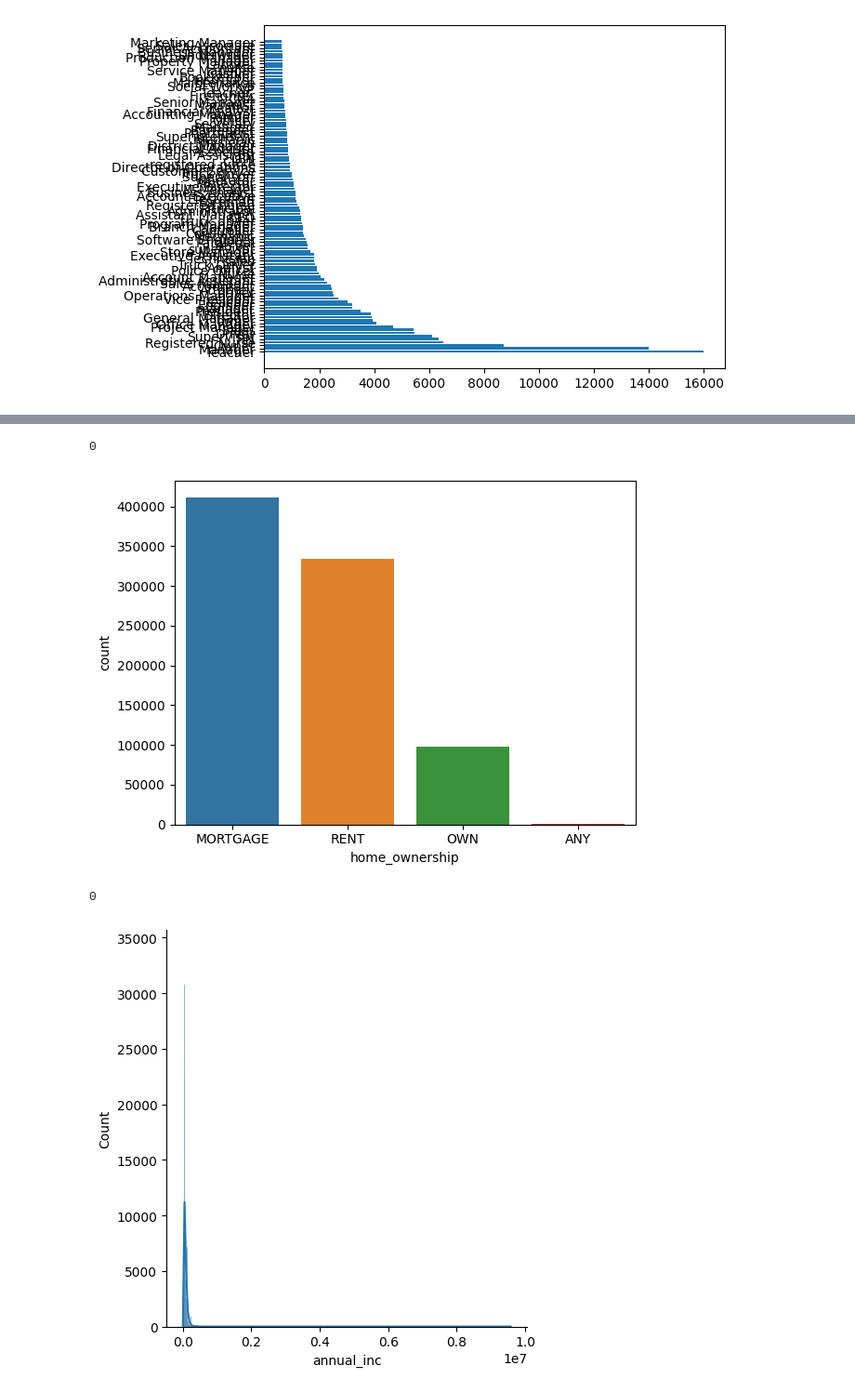
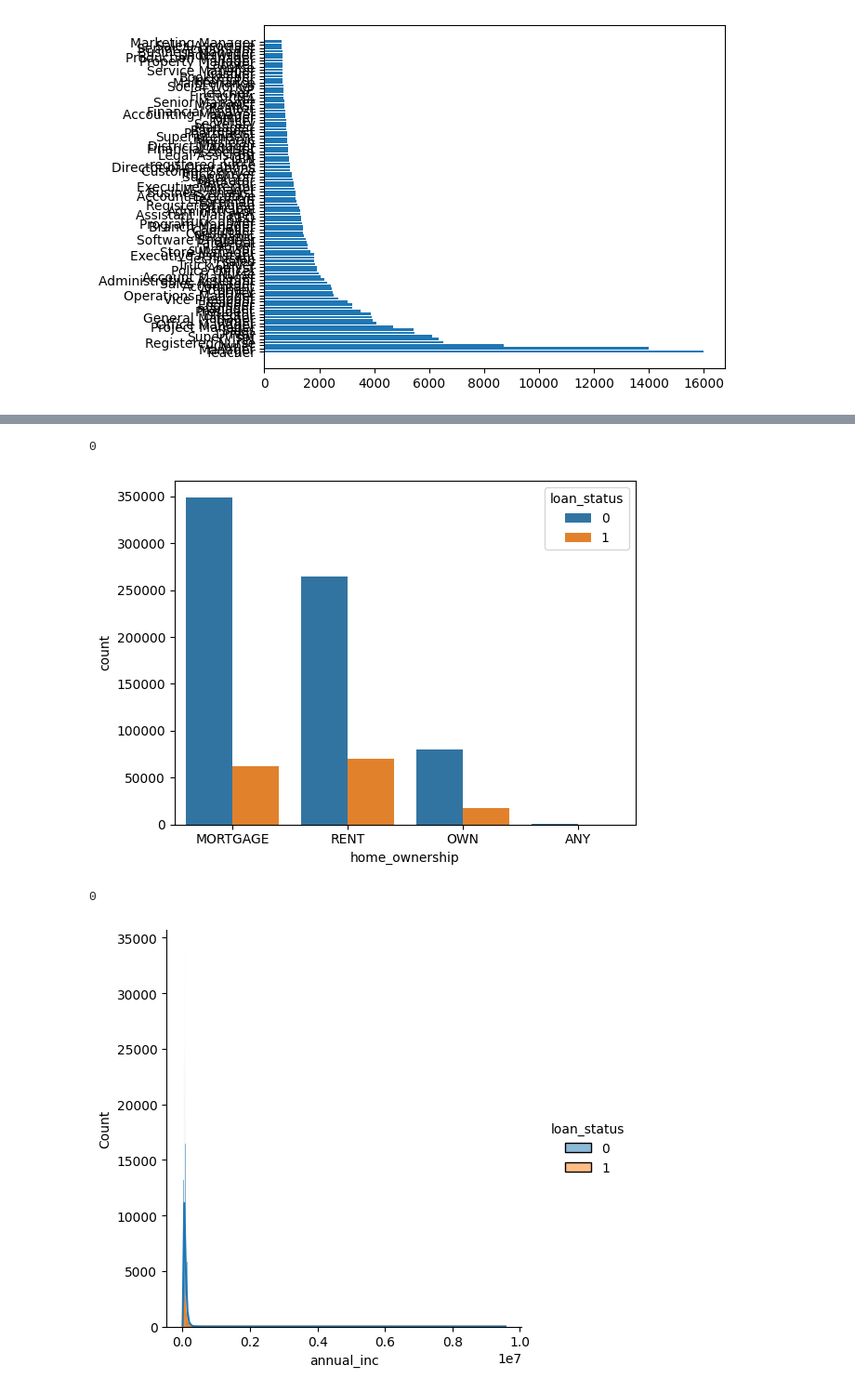
Before and after one commit to shkim99stat/Portfolio, a Jupyter notebook: Analysis_code.ipynb, the cells around one changed output, grey strips where cells are left out. Shown at 93% size. Drawn from its saved outputs; the diff is of its cells as text; code cells hidden in the pictures.

```diff
--- a/Analysis_code.ipynb
+++ b/Analysis_code.ipynb
@@ -173,18 +267,18 @@ print(data.emp_title.isnull().sum()/data.id.count())
 # %%
 
 # home_ownership
-sns.countplot(x = 'home_ownership', data=data)
+sns.countplot(x = 'home_ownership', data=data, hue = 'loan_status')
 data['home_ownership'].isnull().sum()
 # %% [output]
 0
-[figure, old version]
+[figure, new version]
 # %%
 
 # Annual income
-sns.displot(data['annual_inc'], kde = True)
+sns.displot(x = data['annual_inc'], kde = True, hue = 'loan_status', multiple = 'stack', data = data)
 data['annual_inc'].isnull().sum()
 # %% [output]
 0
-[figure, old version]
+[figure, new version]
 # %%
 
```
Also changed, not shown: parts of 16 cells of this notebook.
